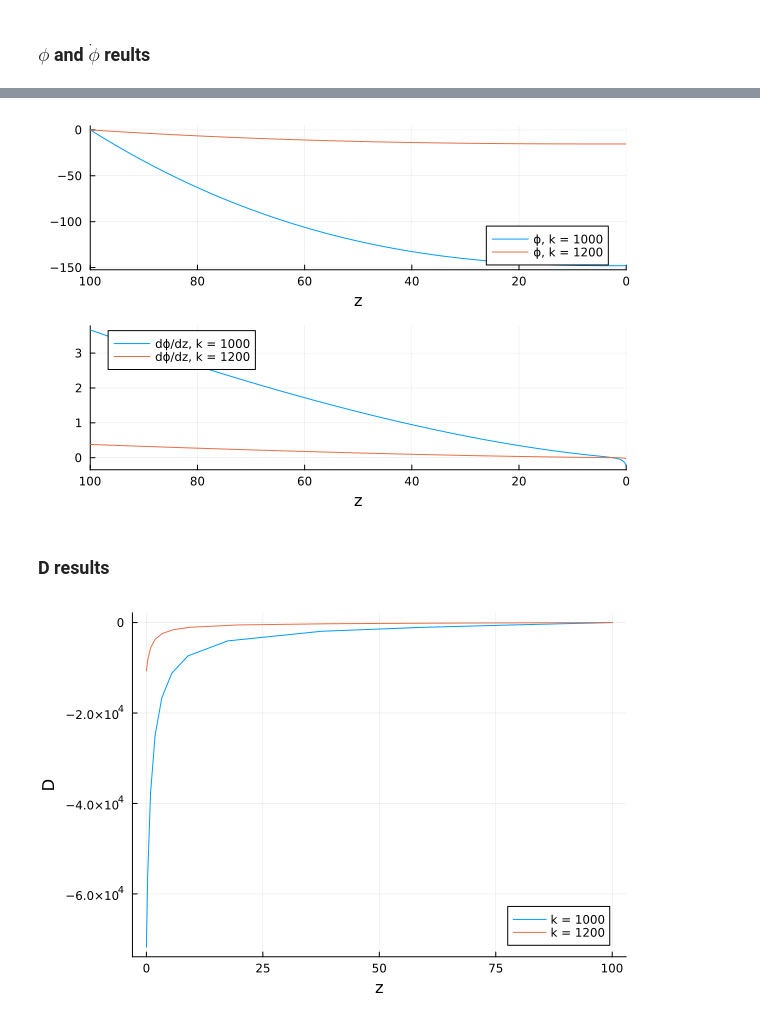
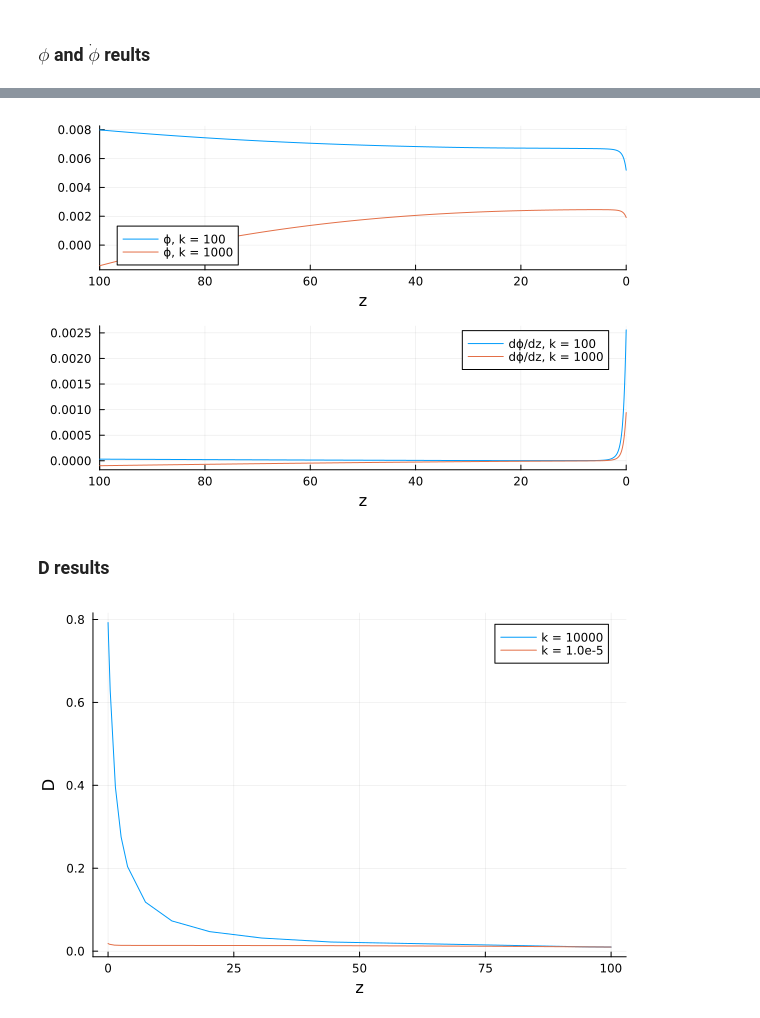
Before and after one commit to Reverse-Pyramid/Nonlocal-21cm-Cosmology, a Jupyter notebook: Nonlocal_21cm/Testing/test.ipynb, the cells around one changed output, grey strips where cells are left out. Saved outputs shown, nothing was run; the diff lists cells and outputs as text; code cells hidden in the pictures.

```diff
--- a/Nonlocal_21cm/Testing/test.ipynb
+++ b/Nonlocal_21cm/Testing/test.ipynb
@@ -9,12 +11,12 @@ import .ParamsFunctions as PF
 # %%
-PF.plot_phi(1000)
-PF.plot_phi!(1200)
+PF.plot_phi(100)
+PF.plot_phi!(1000)
 # %% [output]
-[figure, old version]
+[figure, new version]
 # %% [markdown]
 ### D results
 # %%
-PF.plot_d(1000)
-PF.plot_d!(1200)
+PF.plot_d(10000)
+PF.plot_d!(0.00001)
 # %% [output]
-[figure, old version]
+[figure, new version]
```
Also changed, not shown: parts of 1 cell of this notebook, 1 other file.
